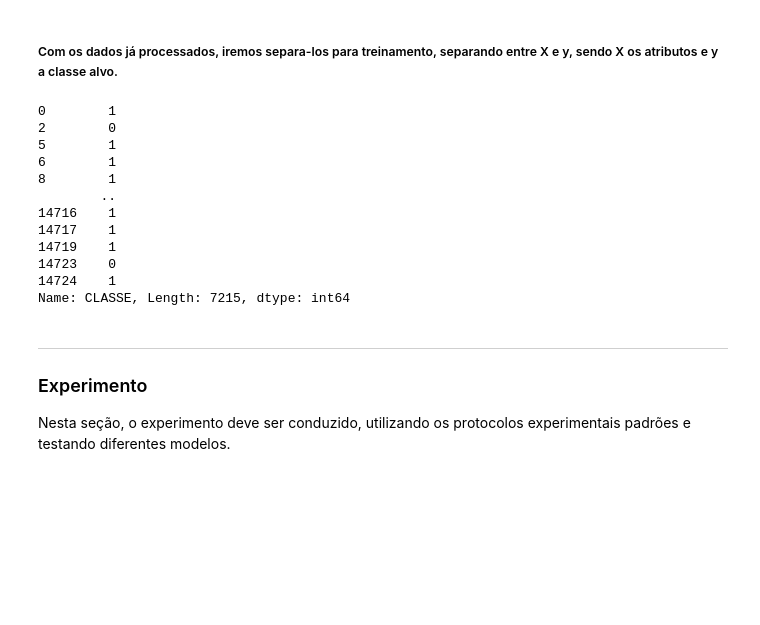
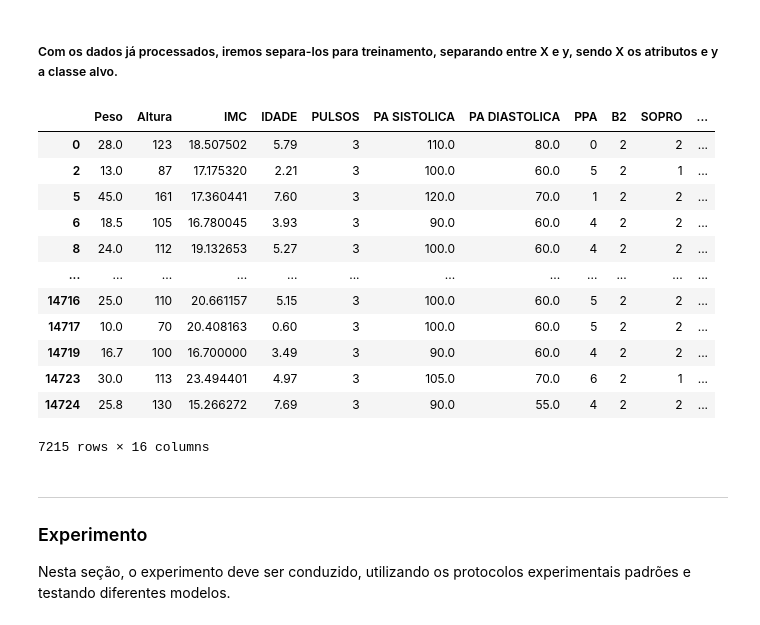
Before and after one commit to guisantoxxx/trabalho-AM, a Jupyter notebook: main.ipynb, the cells around one changed output. Cells and saved outputs as stored; diff of their text form; code cells hidden in the pictures; blank space fills up the shorter version.

```diff
--- a/main.ipynb
+++ b/main.ipynb
@@ -879,24 +879,25 @@ plotar_correlacao(train_data)
 # %%
 X = train_data.iloc[:, 1:-1]
 
 y = train_data.iloc[:, -1]
 
 X_test = test_data.iloc[:, 1:]
 
-display(y)
+display(X)
 # %% [output]
+|  | Peso | Altura | IMC | IDADE | PULSOS | PA SISTOLICA | PA DIASTOLICA | PPA | B2 | SOPRO | ... |
+| 0 | 28.0 | 123 | 18.507502 | 5.79 | 3 | 110.0 | 80.0 | 0 | 2 | 2 | ... |
+| 2 | 13.0 | 87 | 17.175320 | 2.21 | 3 | 100.0 | 60.0 | 5 | 2 | 1 | ... |
+| 5 | 45.0 | 161 | 17.360441 | 7.60 | 3 | 120.0 | 70.0 | 1 | 2 | 2 | ... |
+| 6 | 18.5 | 105 | 16.780045 | 3.93 | 3 | 90.0 | 60.0 | 4 | 2 | 2 | ... |
+| 8 | 24.0 | 112 | 19.132653 | 5.27 | 3 | 100.0 | 60.0 | 4 | 2 | 2 | ... |
+| ... | ... | ... | ... | ... | ... | ... | ... | ... | ... | ... | ... |
+| 14716 | 25.0 | 110 | 20.661157 | 5.15 | 3 | 100.0 | 60.0 | 5 | 2 | 2 | ... |
+| 14717 | 10.0 | 70 | 20.408163 | 0.60 | 3 | 100.0 | 60.0 | 5 | 2 | 2 | ... |
+| 14719 | 16.7 | 100 | 16.700000 | 3.49 | 3 | 90.0 | 60.0 | 4 | 2 | 2 | ... |
+| 14723 | 30.0 | 113 | 23.494401 | 4.97 | 3 | 105.0 | 70.0 | 6 | 2 | 1 | ... |
+| 14724 | 25.8 | 130 | 15.266272 | 7.69 | 3 | 90.0 | 55.0 | 4 | 2 | 2 | ... |
-0        1
-2        0
-5        1
-6        1
-8        1
-        ..
-14716    1
-14717    1
-14719    1
-14723    0
-14724    1
-Name: CLASSE, Length: 7215, dtype: int64
+7215 rows × 16 columns
 # %% [markdown]
 ---
 ### Experimento
```
Also changed, not shown: parts of 42 cells of this notebook, 4 other files.
